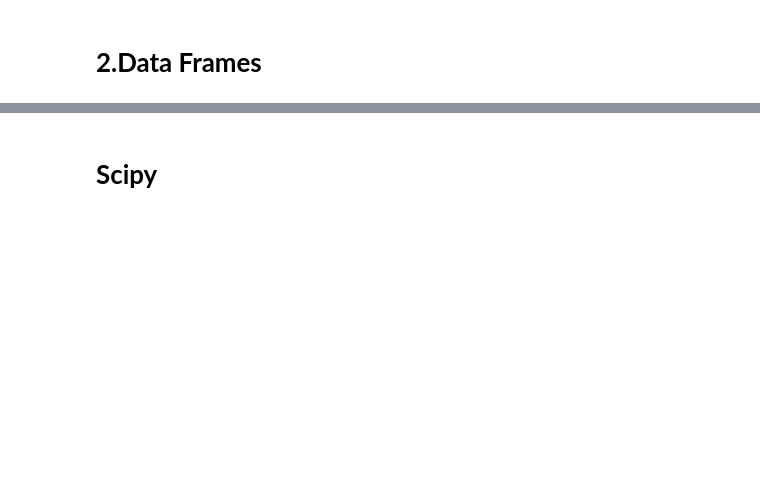
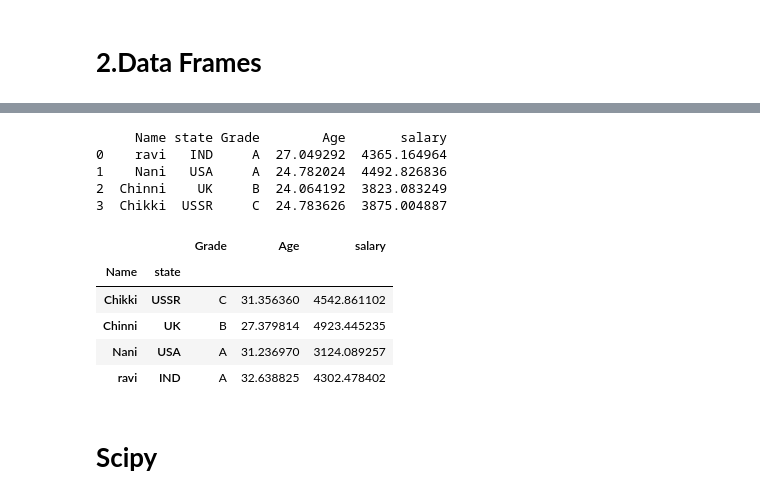
Before and after one commit to RaviSankar-19A21A05C6/19A21A05C6---RAVI-SANKAR, a Jupyter notebook: Ravi_Sankar_Valavala_19A21A05C6.ipynb, the cells around one changed output, grey strips where cells are left out. Cells and saved outputs as stored; diff of their text form; code cells hidden in the pictures; blank space fills up the shorter version.

```diff
--- a/Ravi_Sankar_Valavala_19A21A05C6.ipynb
+++ b/Ravi_Sankar_Valavala_19A21A05C6.ipynb
@@ -1897,12 +2061,25 @@ X.cov()
 # %%
-X.corr()import numpy as np
+import numpy as np
 df=pd.DataFrame({'Name':['ravi','Nani','Chinni','Chikki'],'state':['IND','USA','UK','USSR'],'Grade':['A','A','B','C'],'Age':np.random.uniform(24,35,size=4),'salary':np.random.uniform(3000,5000,size=4),})
 print(df)
+# %% [output]
+     Name state Grade        Age       salary
+0    ravi   IND     A  27.049292  4365.164964
+1    Nani   USA     A  24.782024  4492.826836
+2  Chinni    UK     B  24.064192  3823.083249
+3  Chikki  USSR     C  24.783626  3875.004887
 # %%
 import numpy as np
 import pandas as pd
-df=pd.DataFrame({'Name':['Pooji','Nani','Chinni','Chikki'],'state':['IND','USA','UK','USSR'],'Grade':['A','A','B','C'],'Age':np.random.uniform(24,35,size=4),'salary':np.random.uniform(3000,5000,size=4),})
+df=pd.DataFrame({'Name':['ravi','Nani','Chinni','Chikki'],'state':['IND','USA','UK','USSR'],'Grade':['A','A','B','C'],'Age':np.random.uniform(24,35,size=4),'salary':np.random.uniform(3000,5000,size=4),})
 df.groupby(['Name','state']).max()
+# %% [output]
+|  |  | Grade | Age | salary |
+| Name | state |  |  |  |
+| Chikki | USSR | C | 31.356360 | 4542.861102 |
+| Chinni | UK | B | 27.379814 | 4923.445235 |
+| Nani | USA | A | 31.236970 | 3124.089257 |
+| ravi | IND | A | 32.638825 | 4302.478402 |
 # %% [markdown]
 # **Scipy**
 # %%
```
Also changed, not shown: parts of 36 cells of this notebook.
